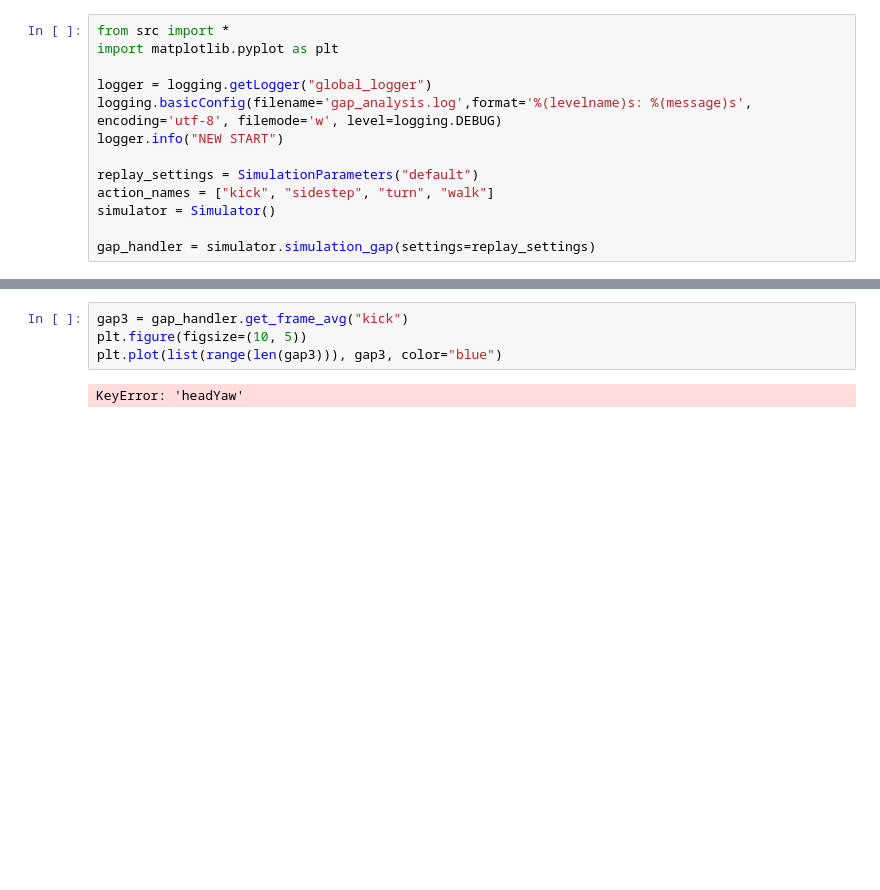
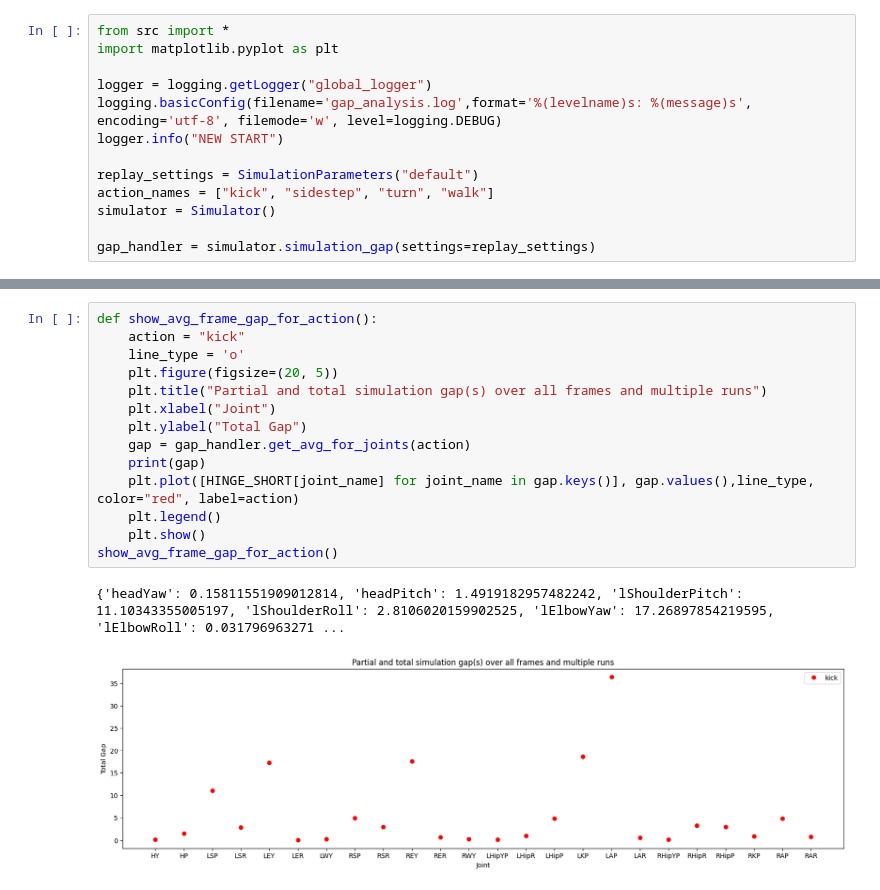
Before and after one commit to DasWHYYYDerWoche/MasterThesis, a Jupyter notebook: gap_analysis.ipynb, the cells around one changed output, grey strips where cells are left out. Drawn from its saved outputs; the diff is of its cells as text; blank space fills up the shorter version.

```diff
--- a/gap_analysis.ipynb
+++ b/gap_analysis.ipynb
@@ -116,6 +203,17 @@ plt.show()
 # %%
-gap3 = gap_handler.get_frame_avg("kick")
-plt.figure(figsize=(10, 5))
-plt.plot(list(range(len(gap3))), gap3, color="blue")
+def show_avg_frame_gap_for_action():
+    action = "kick"
+    line_type = 'o'
+    plt.figure(figsize=(20, 5))
+    plt.title("Partial and total simulation gap(s) over all frames and multiple runs")
+    plt.xlabel("Joint")
+    plt.ylabel("Total Gap")
+    gap = gap_handler.get_avg_for_joints(action)
+    print(gap)
+    plt.plot([HINGE_SHORT[joint_name] for joint_name in gap.keys()], gap.values(),line_type, color="red", label=action)
+    plt.legend()
+    plt.show()
+show_avg_frame_gap_for_action()
 # %% [output]
-KeyError: 'headYaw'
+{'headYaw': 0.15811551909012814, 'headPitch': 1.4919182957482242, 'lShoulderPitch': 11.10343355005197, 'lShoulderRoll': 2.8106020159902525, 'lElbowYaw': 17.26897854219595, 'lElbowRoll': 0.031796963271 ...
+[figure, added]
```
Also changed, not shown: parts of 8 cells of this notebook, 4 other files.
